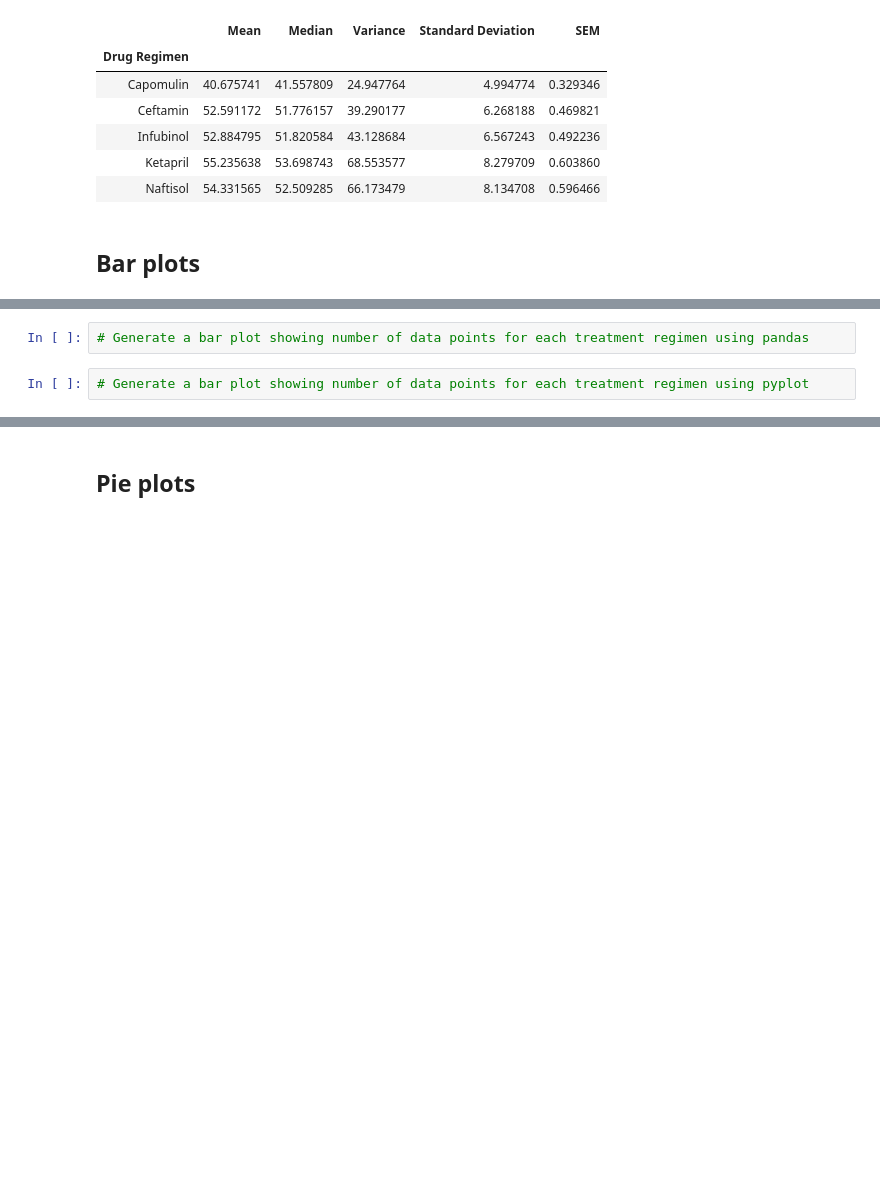
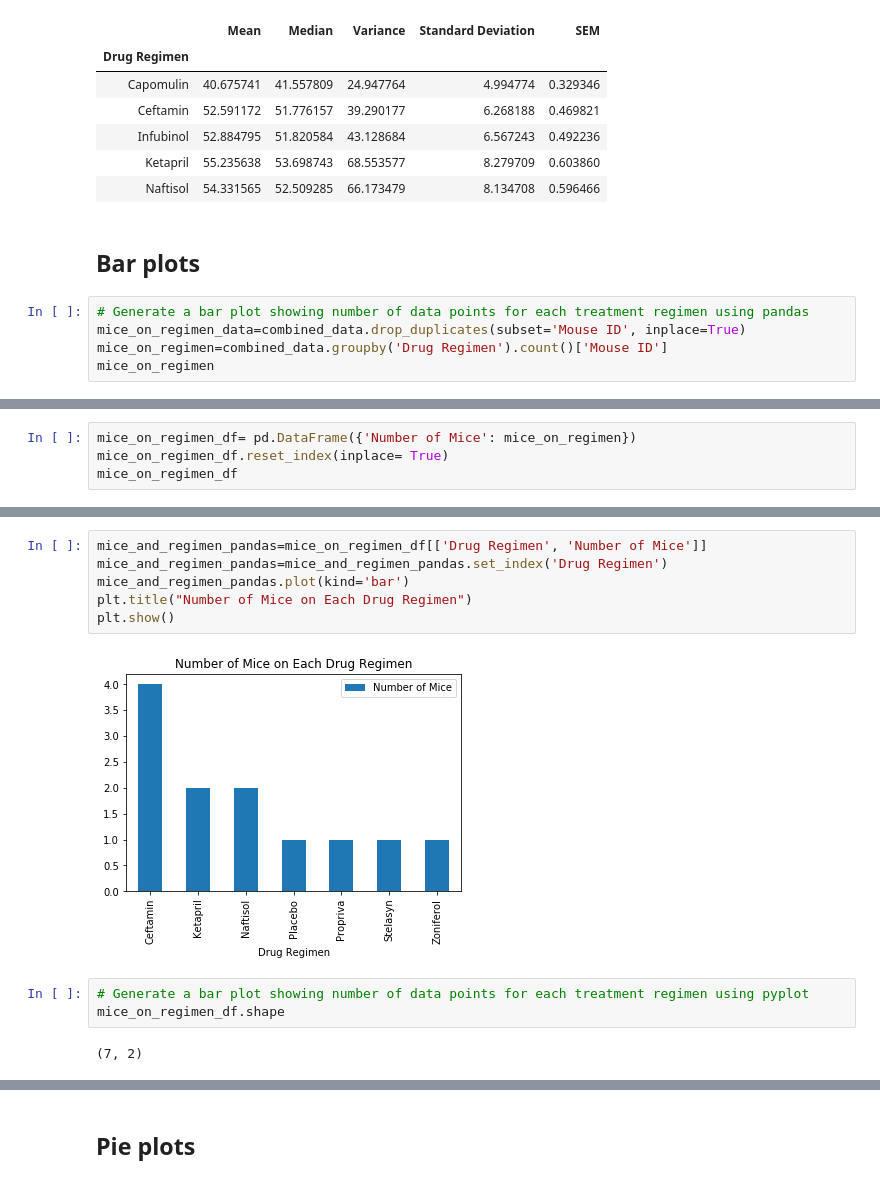
Before and after one commit to kyranduncan/Matplotlib_Challenge, a Jupyter notebook: pymaceuticals_starter.ipynb, the cells around one changed output, grey strips where cells are left out. Saved outputs shown, nothing was run; the diff lists cells and outputs as text; blank space fills up the shorter version.

```diff
--- a/pymaceuticals_starter.ipynb
+++ b/pymaceuticals_starter.ipynb
@@ -177,3 +185,8 @@ summary_stat_tumor_volume.head()
 | Naftisol | 54.331565 | 52.509285 | 66.173479 | 8.134708 | 0.596466 |
 # %% [markdown]
 ## Bar plots
+# %%
+# Generate a bar plot showing number of data points for each treatment regimen using pandas
+mice_on_regimen_data=combined_data.drop_duplicates(subset='Mouse ID', inplace=True)
+mice_on_regimen=combined_data.groupby('Drug Regimen').count()['Mouse ID']
+mice_on_regimen
@@ -179,0 +211,4 @@ summary_stat_tumor_volume.head()
+# %%
+mice_on_regimen_df= pd.DataFrame({'Number of Mice': mice_on_regimen})
+mice_on_regimen_df.reset_index(inplace= True)
+mice_on_regimen_df
@@ -180,4 +224,13 @@ summary_stat_tumor_volume.head()
+# %%
+mice_and_regimen_pandas=mice_on_regimen_df[['Drug Regimen', 'Number of Mice']]
+mice_and_regimen_pandas=mice_and_regimen_pandas.set_index('Drug Regimen')
+mice_and_regimen_pandas.plot(kind='bar')
+plt.title("Number of Mice on Each Drug Regimen")
+plt.show()
+# %% [output]
+[figure, added]
 # %%
-# Generate a bar plot showing number of data points for each treatment regimen using pandas
+# Generate a bar plot showing number of data points for each treatment regimen using pyplot
+mice_on_regimen_df.shape
+# %% [output]
+(7, 2)
-# %%
-# Generate a bar plot showing number of data points for each treatment regimen using pyplot
```
Also changed, not shown: parts of 9 cells of this notebook, 2 other files.
